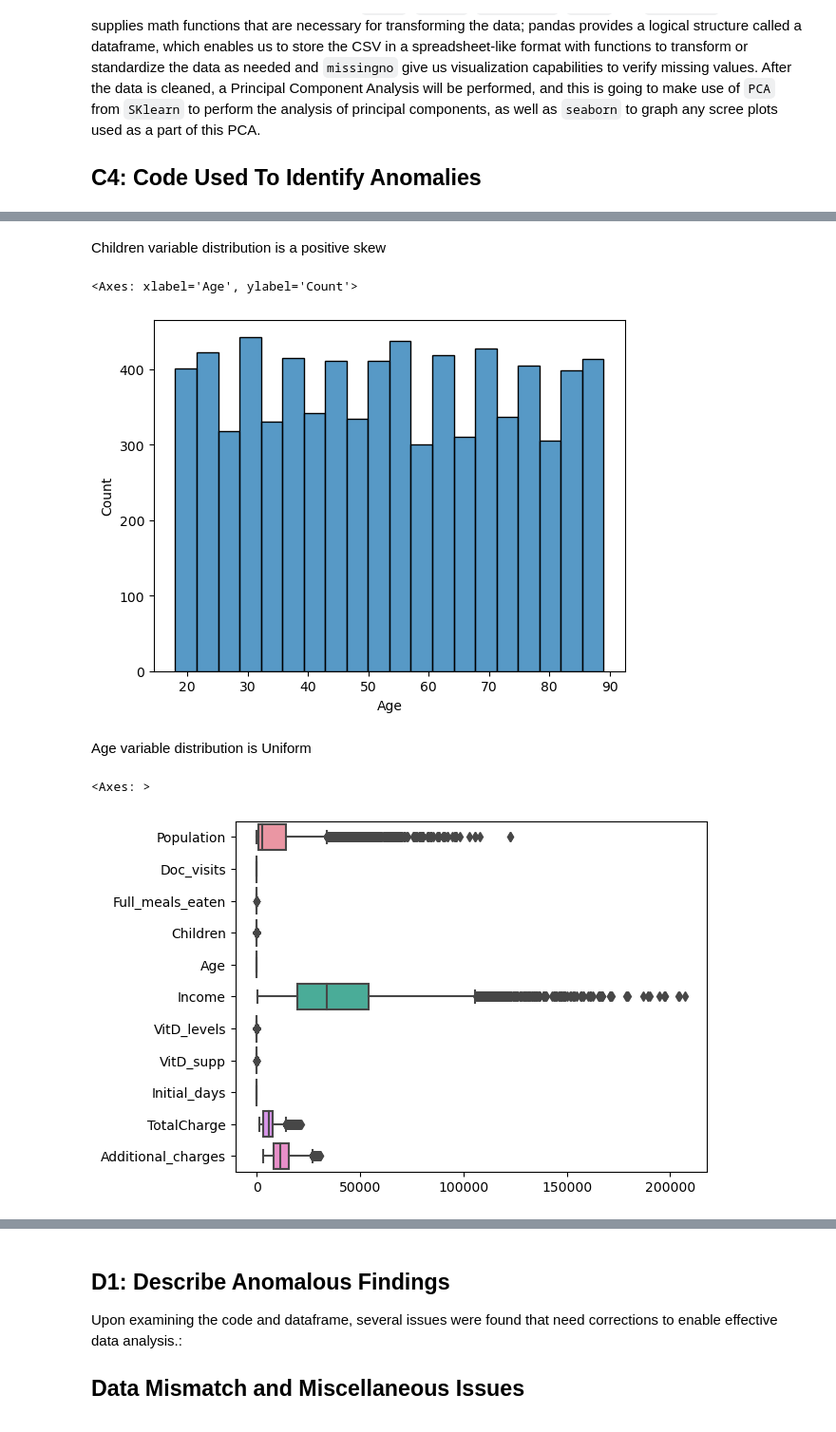
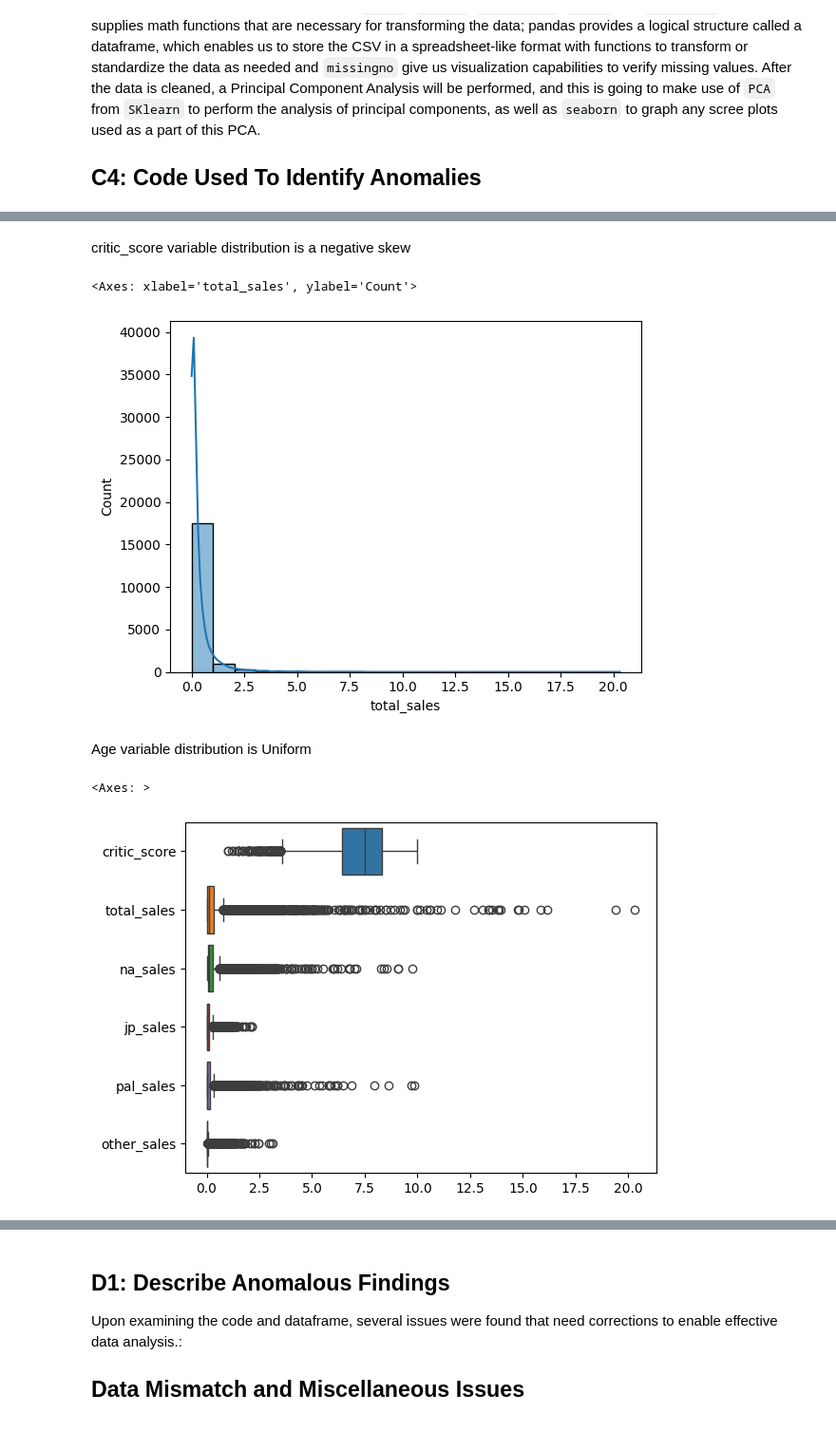
Before and after one commit to BakeUpSolutions/video-game-sales-analysis-2024, a Jupyter notebook: VGChartz_Data_Cleaning.ipynb, the cells around one changed output, grey strips where cells are left out. Shown: that part at 95% size. Drawn from its saved outputs; the diff is of its cells as text; code cells hidden in the pictures.

```diff
--- a/VGChartz_Data_Cleaning.ipynb
+++ b/VGChartz_Data_Cleaning.ipynb
@@ -120,7 +120,7 @@ from sklearn.decomposition import PCA
 from scipy import stats
 # %%
 # The CSV's first column is an index and Pandas will duplicate this and create an column without 'index_col=0'
-df = pd.read_csv('./medical_raw_data.csv', index_col=0)
+df = pd.read_csv('../rawdata/vgchartz-2024.csv', index_col=0)
 
 # Visually inspect dataframe to facilitate exploration, spot problems
 pd.set_option("display.max_columns", None)
@@ -185,4 +191,6 @@ Name: Area, dtype: int64
 # %%
-# Check full range of values, determine suitability for datatype categorical
-df.Timezone.value_counts()
+# Check full range of values, determine suitability for datatype quantitative
+quantitative_data_element = ['critic_score', 'total_sales', 'na_sales', 'jp_sales', 'pal_sales', 'other_sales']
+for element in quantitative_data_element:
+    print(df[element].describe(), '\n-------------------------------------\n')
 # %% [output]
@@ -622,22 +245,16 @@ sns.histplot(data=df['Children'])
 # %% [markdown]
-Children variable distribution is a positive skew
+critic_score variable distribution is a negative skew
 # %%
-#Show distrubition for Age field
-sns.histplot(data=df['Age'])
+#Show distrubition for total sale field
+sns.histplot(data=df['total_sales'], bins=20, kde=True)
 # %% [output]
-<Axes: xlabel='Age', ylabel='Count'>
+<Axes: xlabel='total_sales', ylabel='Count'>
-[figure, old version]
+[figure, new version]
 # %% [markdown]
 Age variable distribution is Uniform
 # %%
-#Detect Outliers
-import seaborn as sns
-
 # Select the columns you want to create horizontal box plots for
-columns_to_plot = ['Population','Doc_visits', 'Full_meals_eaten', 'Children', 'Age', 'Income', 'VitD_levels', 'VitD_supp', 'Initial_days', 'TotalCharge','Additional_charges']
-
-
-sns.boxplot(data=df[columns_to_plot],orient='h')
+sns.boxplot(data=df[quantitative_data_element],orient='h')
 # %% [output]
 <Axes: >
-[figure, old version]
+[figure, new version]
```
Also changed, not shown: parts of 50 cells of this notebook.
